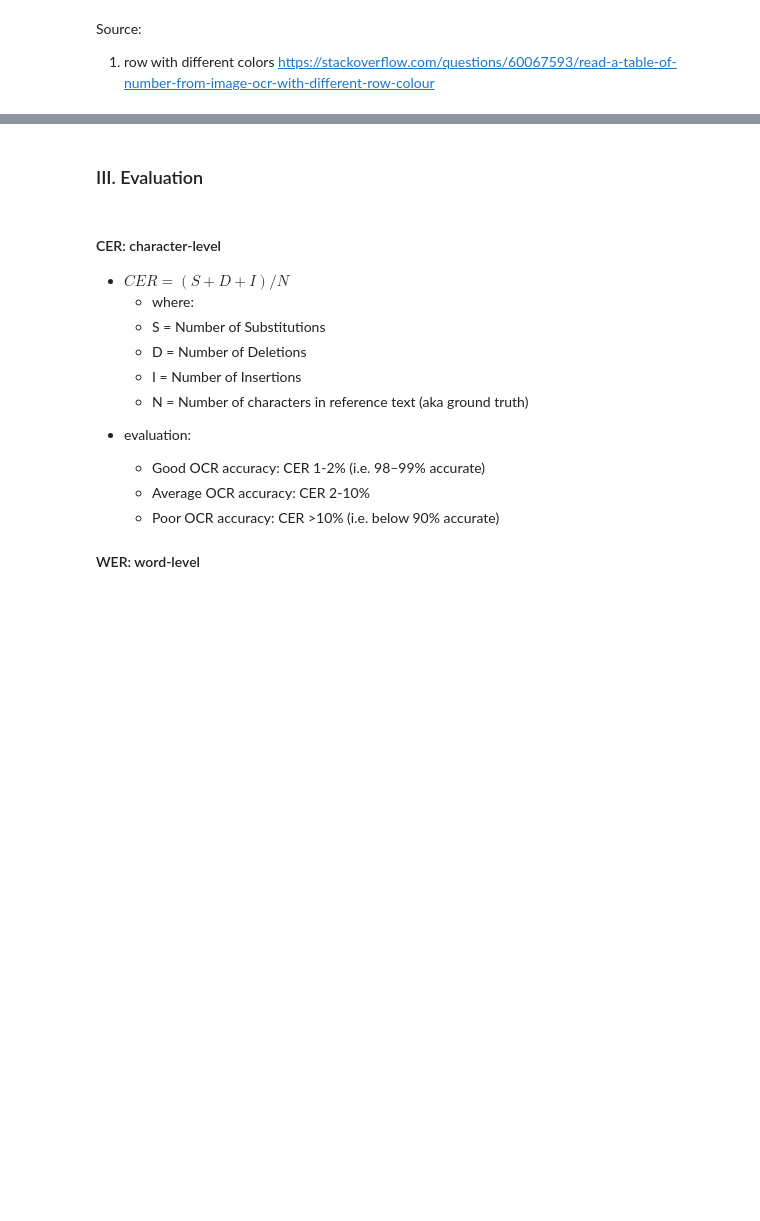
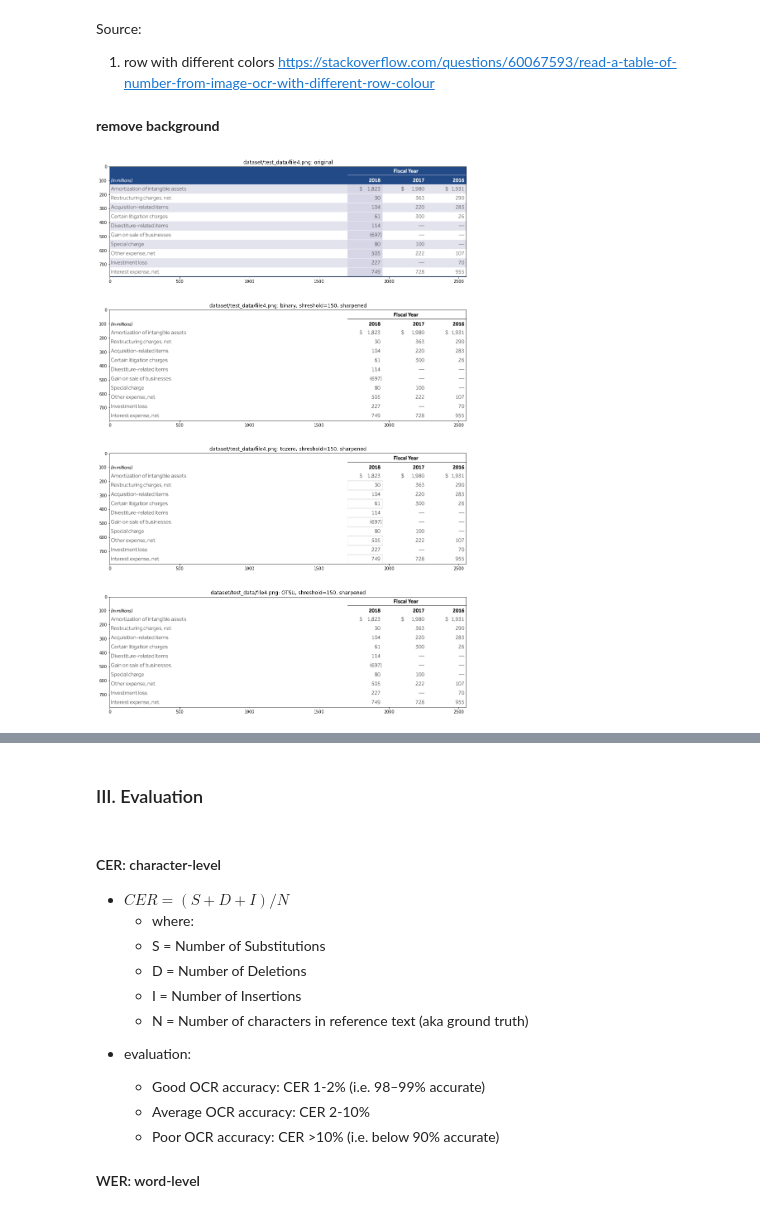
Before and after one commit to jyjuni/TableNet_Tesseract_OCR, a Jupyter notebook: ocr_predict.ipynb, the cells around one changed output, grey strips where cells are left out. Cells and saved outputs as stored; diff of their text form; code cells hidden in the pictures; blank space fills up the shorter version.

```diff
--- a/ocr_predict.ipynb
+++ b/ocr_predict.ipynb
@@ -76,5 +81,35 @@ def adjust(image, sharpen=False, contrast=False):
 	if contrast:
 		image = cv2.convertScaleAbs(image, alpha=1.5, beta=0)
 	return image
+# %% [markdown]
+<b>remove background</b>
+# %%
+
+from script.ocr_preprocess import remove_background
+img_name = "dataset/test_data/file4.png"
+img = cv2.imread(img_name)
+
+plots_=dict()
+plots_['original'] = img
+
+# try different methods
+for s in [True]: #[False, True]
+    for m in ['binary','tozero','OTSU']: #'adaptive'
+        for th in [150]: #[120, 125, 130]
+            tozero_thresh = [100,200] if m == 'tozero' else None
+            title, im = remove_background(img, method=m, thresh=th, sharpen=s,tozero_thresh = tozero_thresh)
+            plots_.update({title:im})
+# plot
+fig, axes = plt.subplots(len(plots_), 1, sharex=False, #True,
+                         gridspec_kw=(dict(hspace=0.3,wspace=0.1)), figsize=(24,6*len(plots_))
+                         )
+d_ = list(plots_.items())
+for i in range(len(plots_)):
+    axes[i].imshow(cv2.cvtColor(d_[i][1], cv2.COLOR_BGR2RGB))
+    axes[i].set_title(img_name+': '+d_[i][0])
+
+plt.show()
+# %% [output]
+[figure, added]
 # %%
 def extract(test_file_path, output_csv_path, output_text_path):
```
Also changed, not shown: parts of 10 cells of this notebook, 14 other files.
